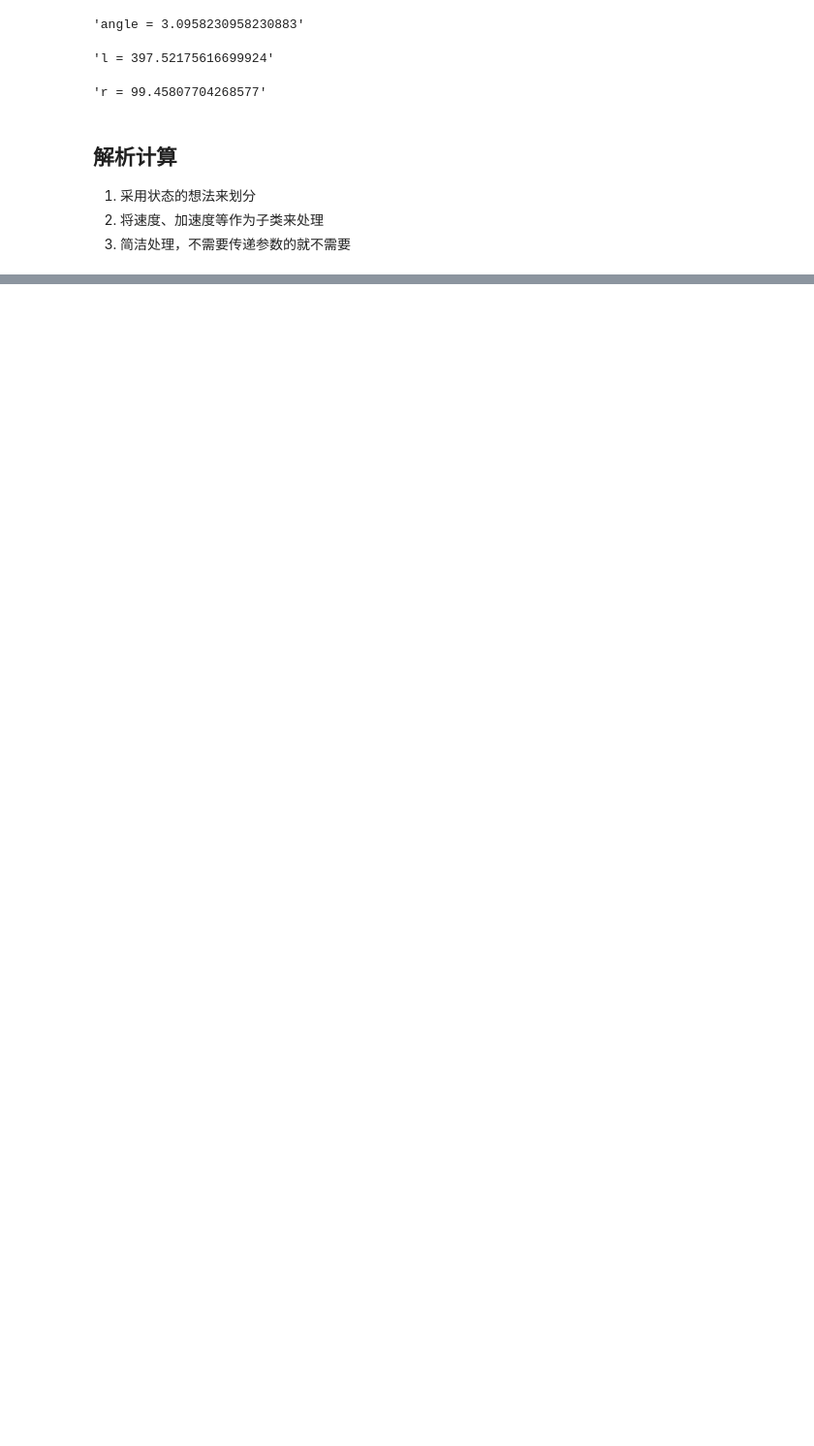
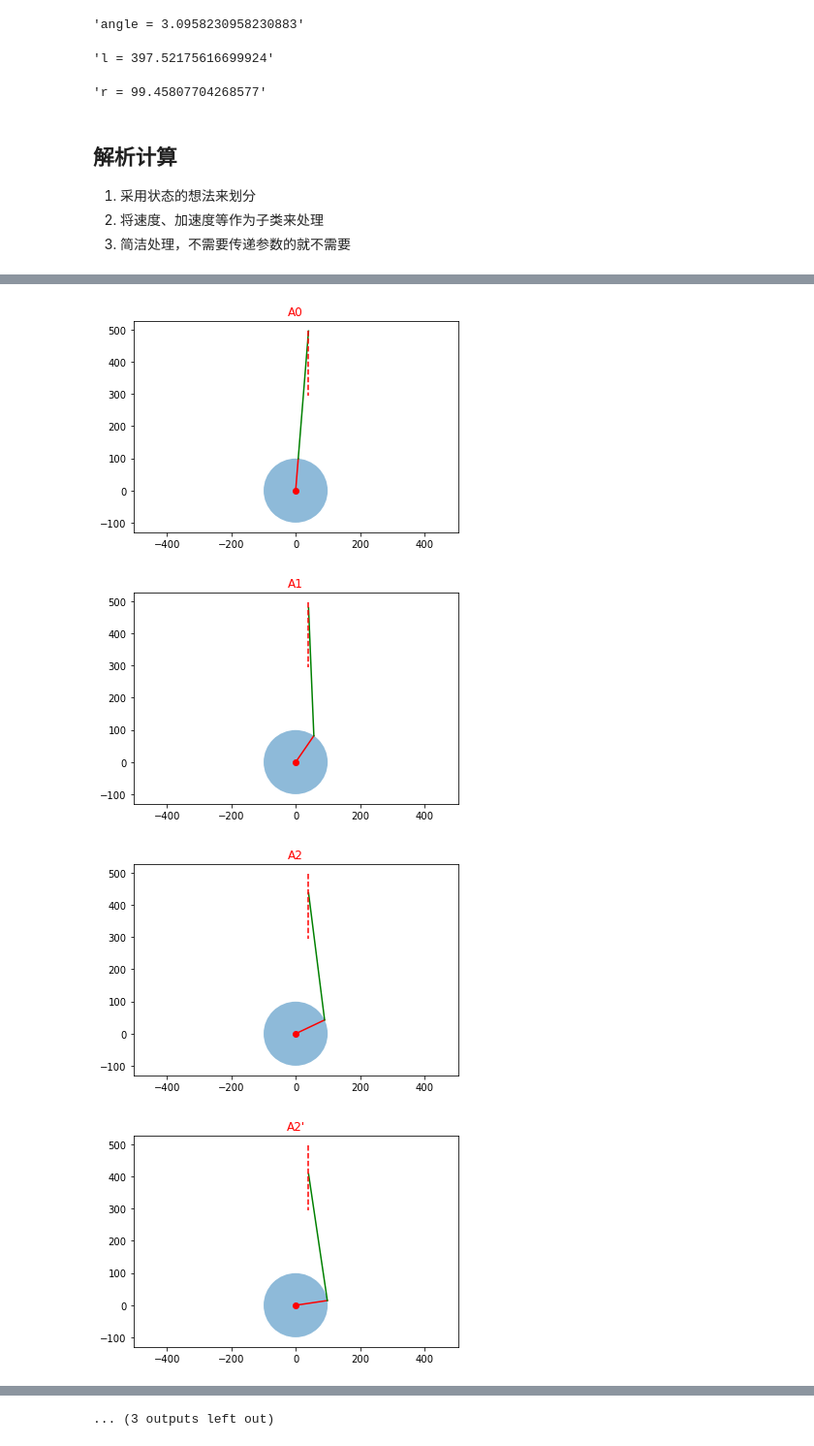
Before and after one commit to dzylikecode/SCUT_3_Principles-of-Mechanism, a Jupyter notebook: experiment/code/refactor.ipynb, the cells around one changed output, grey strips where cells are left out. Shown at 97% size. Cells and saved outputs as stored; diff of their text form; code cells hidden in the pictures; blank space fills up the shorter version.

Commit message:
fix: test pict in comment

```diff
--- a/experiment/code/refactor.ipynb
+++ b/experiment/code/refactor.ipynb
@@ -87,6 +91,8 @@ from func import tool
 class Cood_param:
     """
     ## 计算坐标的关键参数
+
+    主要的结果为 `角度`
     """
     def __init__(self):
         self.l_OB_up = crank_slider.r + crank_slider.l
@@ -149,4 +141,6 @@ cood_param = Cood_param()
 # %%
+from func import graphic
+
 
 class Coordinates:
     """
@@ -155,10 +149,10 @@ class Coordinates:
     - **以O点建立坐标系**
 
     """
-
-    def __init__(self, theta):
+    def __init__(self, id_name, theta):
         self.A = {'x': 0, 'y': 0}
         self.B = {'x': mech_settings.e, 'y': 0}
+        self.id_name = id_name
         self.theta_OA = theta
         self.l_OA = crank_slider.r
         self.l_AB = crank_slider.l
@@ -167,12 +161,27 @@ class Coordinates:
         self.__calc_pos_B()
 
     def __calc_pos_A(self):
-        self.A['x'] = self.l_AB * math.cos(self.theta_OA)
-        self.A['y'] = self.l_AB * math.sin(self.theta_OA)
+        self.A['x'] = self.l_OA * math.cos(self.theta_OA)
+        self.A['y'] = self.l_OA * math.sin(self.theta_OA)
 
     def __calc_pos_B(self):
         self.B['y'] = self.A['y'] + (self.l_AB**2 -
                                      (self.B['x'] - self.A['x'])**2)**0.5
 
     def draw(self):
-        pass
+        fig_pos = graphic.Fig_position(cood_param, self.A, self.B,
+                                       crank_slider.r)
+        fig_pos.show(self.id_name)
+# %%
+from func import test
+cood_list = []
+
+for theta, id_name in zip(cood_param.theta_list, test.name_list_2):
+    cood = Coordinates(id_name, theta)
+    cood.draw()
+    cood_list.append(cood)
+# %% [output]
+[figure, added]
+[figure, added]
+[figure, added]
+[figure, added]
@@ -178,0 +196 @@ class Coordinates:
+... (3 outputs left out)
```
Also changed, not shown: parts of 6 cells of this notebook, 3 other files.
